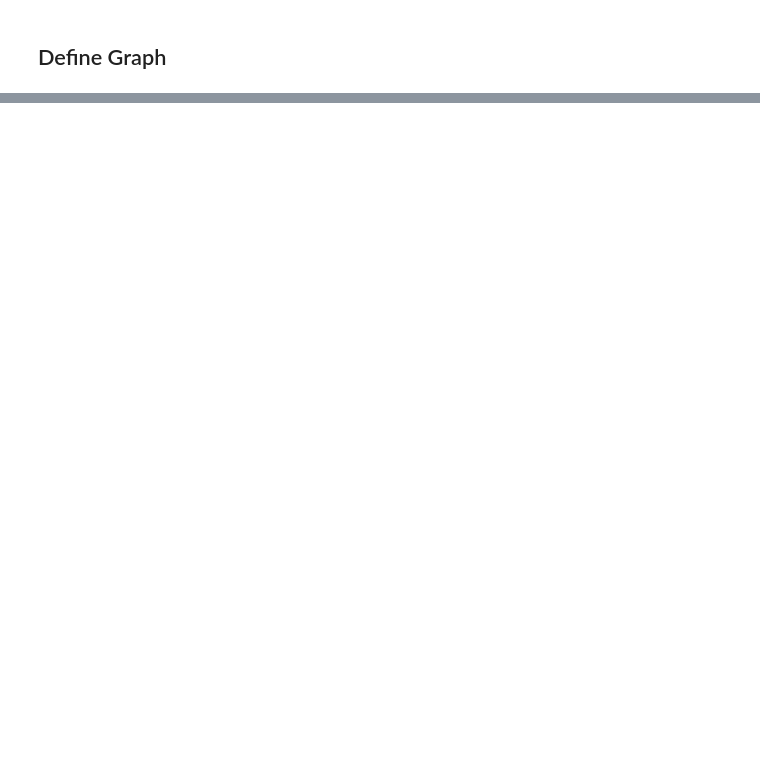
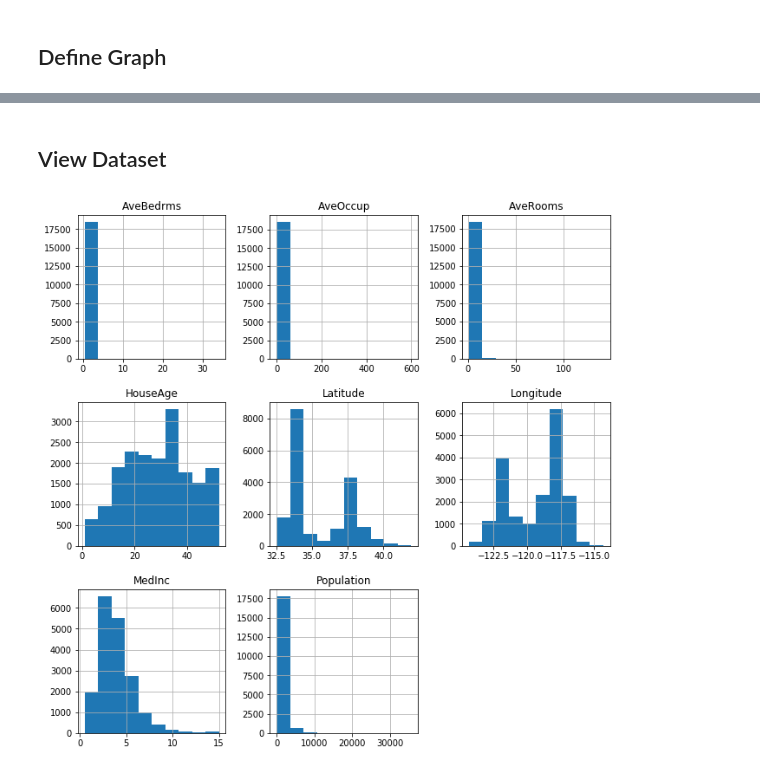
Before and after one commit to eunicebes/Machine-Learning-Course, a Jupyter notebook: Linear_Regression/HW1_Linear_Regression.ipynb, the cells around one changed output, grey strips where cells are left out. Saved outputs shown, nothing was run; the diff lists cells and outputs as text; code cells hidden in the pictures; blank space fills up the shorter version.

```diff
--- a/Linear_Regression/HW1_Linear_Regression.ipynb
+++ b/Linear_Regression/HW1_Linear_Regression.ipynb
@@ -187,0 +322,2 @@ Testing Error Rate:  0.344205405993
+# %% [markdown]
+## View Dataset
@@ -187,0 +326,7 @@ Testing Error Rate:  0.344205405993
+# %%
+x_train_pd = pd.DataFrame(x_train, columns=housing.feature_names)
+
+x_train_pd.hist(figsize=[11,11])
+plt.show()
+# %% [output]
+[figure, added]
```
Also changed, not shown: parts of 22 cells of this notebook.
